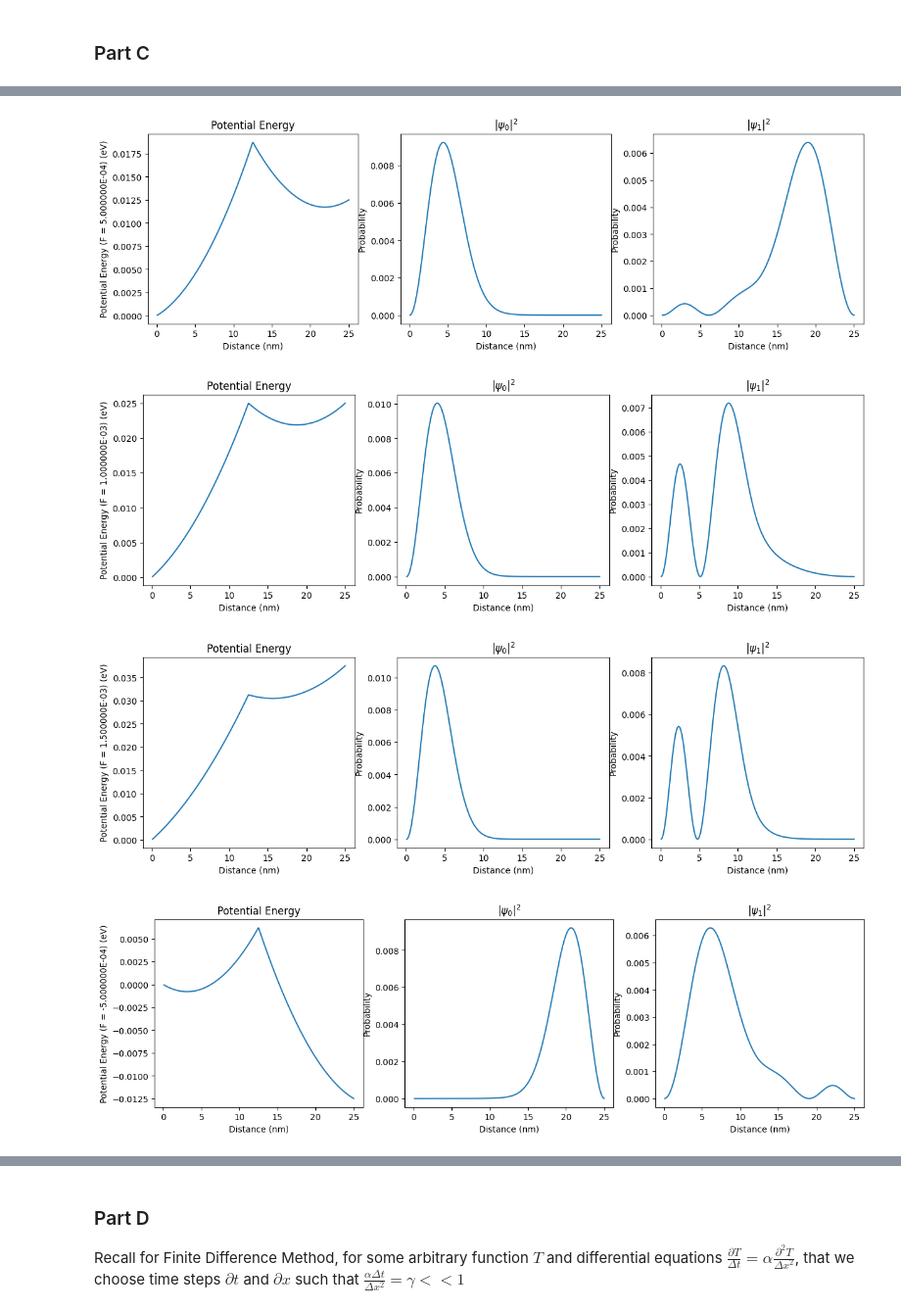
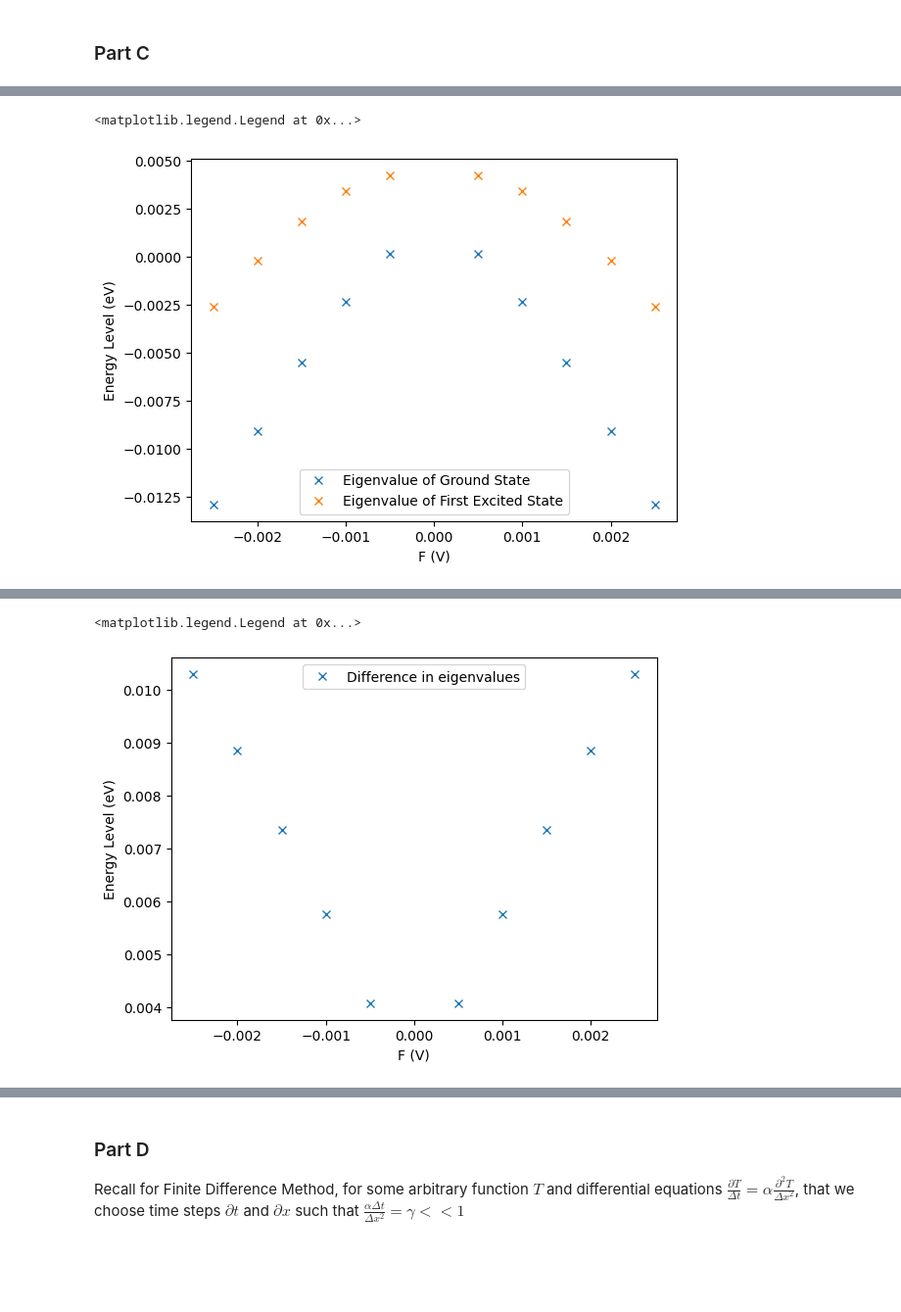
Before and after one commit to RoyZhenLongLim/PHYS3112, a Jupyter notebook: CE/ComputationalEssay.ipynb, the cells around one changed output, grey strips where cells are left out. Shown at 98% size. Drawn from its saved outputs; the diff is of its cells as text; code cells hidden in the pictures; blank space fills up the shorter version.

```diff
--- a/CE/ComputationalEssay.ipynb
+++ b/CE/ComputationalEssay.ipynb
@@ -97,11 +113,11 @@ plt.tight_layout()
 # %%
 # Constants
 Np = 500
-X = a * np.linspace(1, Np / 2, Np) / 1e-9 # nm
+X = a * np.linspace(-Np / 4, Np / 4, Np) / 1e-9 # nm
 # divide by q to convert to eV, accounting for mass of quantum dot ~ 0.2 mass of electron
 t0 = (hbar * hbar) / (2 * 0.2 * m * a * a) / q
 on = 2.0 * t0 * np.ones(Np)
 off = -t0 * np.ones(Np - 1)
 alpha = 8e-5
-x1 = 12.5 # nm
+x1 = 0 # nm
 # %%
@@ -231,0 +285,20 @@ plot_graph(seperation, energy_difference, 'Distance (nm)', 'Energy Gap (eV)', 'E
+# %%
+x1 = 2.5
+x2 = -2.5
+
+FArray = np.array([5, 10, 15] + [-5, -10, -15] + [20, -20, 25, -25]) * 1e-4
+eigen1 = np.array([])
+eigen2 = np.array([])
+
+for F in FArray:
+    U = np.array([VF(alpha, F, x1, x2, x) for x in X])
+    W, V = compute_eigenvalue_eigenstates(U)
+    eigen1 = np.append(eigen1, W[0])
+    eigen2 = np.append(eigen2, W[1])
+    fig, axes = plt.subplots(1, 3, figsize=(15, 4))
+    Psi0 = np.multiply(V[:, 0], V[:, 0])
+    Psi1 = np.multiply(V[:, 1], V[:, 1])
+    plot_graph(X, U, 'Distance (nm)', f'Potential Energy (F = {F:2E}) (eV)', r'Potential Energy', axes[0])
+    plot_graph(X, Psi0, 'Distance (nm)', 'Probability', r'$|\psi_0|^2$', axes[1])
+    plot_graph(X, Psi1, 'Distance (nm)', 'Probability', r'$|\psi_1|^2$', axes[2])
+    plt.show()
@@ -232,16 +316,9 @@ plot_graph(seperation, energy_difference, 'Distance (nm)', 'Energy Gap (eV)', 'E
 # %%
-for F in np.array([5, 10, 15] + [-5, -10, -15]) * 1e-4:
-    U = np.array([VF(alpha, F, x1, x2, x) for x in X])
-    W, V = compute_eigenvalue_eigenstates(U)
-    fig, axes = plt.subplots(1, 3, figsize=(15, 4))
-    Psi0 = np.multiply(V[:, 0], V[:, 0])
-    Psi1 = np.multiply(V[:, 1], V[:, 1])
-    plot_graph(X, U, 'Distance (nm)', f'Potential Energy (F = {F:2E}) (eV)', r'Potential Energy', axes[0])
-    plot_graph(X, Psi0, 'Distance (nm)', 'Probability', r'$|\psi_0|^2$', axes[1])
-    plot_graph(X, Psi1, 'Distance (nm)', 'Probability', r'$|\psi_1|^2$', axes[2])
-    plt.show()
+plt.plot(FArray, eigen1, 'x', label='Eigenvalue of Ground State')
+plt.plot(FArray, eigen2, 'x', label='Eigenvalue of First Excited State')
+plt.ylabel('Energy Level (eV)')
+plt.xlabel('F (V)')
+plt.legend()
 # %% [output]
+<matplotlib.legend.Legend at 0x...>
-[figure, old version]
+[figure, new version]
-[figure, removed]
-[figure, removed]
-[figure, removed]
@@ -250 +325,9 @@ for F in np.array([5, 10, 15] + [-5, -10, -15]) * 1e-4:
+# %%
+plt.plot(FArray, eigen2 - eigen1, 'x', label='Difference in eigenvalues')
+plt.ylabel('Energy Level (eV)')
+plt.xlabel('F (V)')
+plt.legend()
+# %% [output]
+<matplotlib.legend.Legend at 0x...>
+[figure, added]
 # %% [markdown]
```
Also changed, not shown: parts of 27 cells of this notebook, 2 other files.
